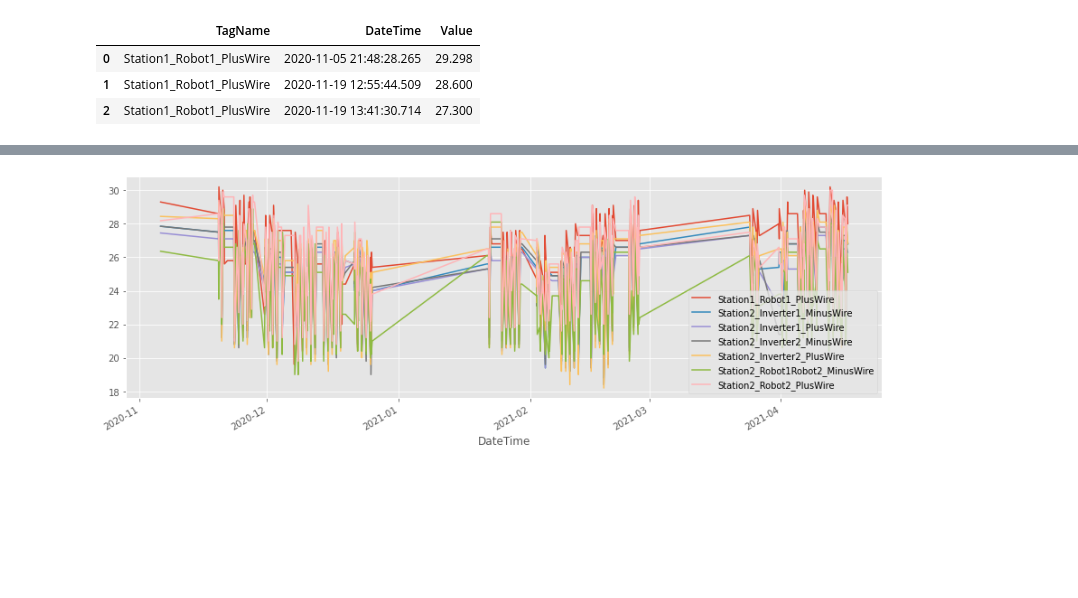
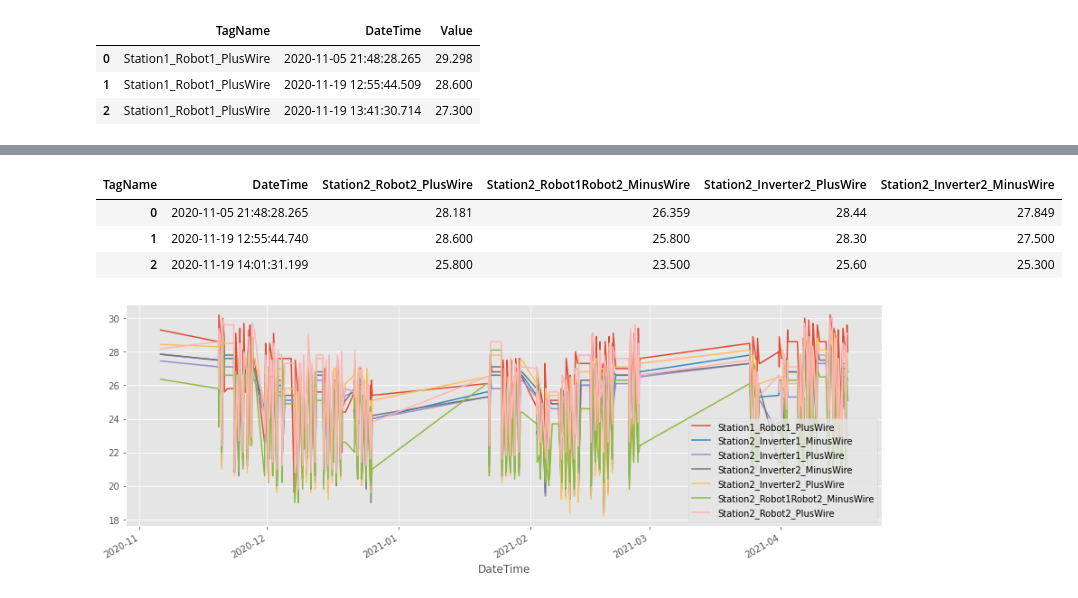
Before and after one commit to Klotske/predictive_analytics, a Jupyter notebook: main.ipynb, the cells around one changed output, grey strips where cells are left out. Saved outputs shown, nothing was run; the diff lists cells and outputs as text; code cells hidden in the pictures; blank space fills up the shorter version.

```diff
--- a/main.ipynb
+++ b/main.ipynb
@@ -77,3 +79,17 @@ r2_pivoted.to_excel(f"./data/r2.xlsx")
+# %%
+robot_2_data = robot_2[0].pivot(index="DateTime", columns="TagName", values="Value")
+
+for group in robot_2[1:]:
+    group_pivoted = group.pivot(index="DateTime", columns="TagName", values="Value")
+    robot_2_data = pd.merge_asof(robot_2_data, group_pivoted, on="DateTime", direction="nearest", tolerance=pd.Timedelta("3m"))
+
+robot_2_data.to_excel(f"./data/robot_2_data.xlsx")
+robot_2_data[:3]
+# %% [output]
+| TagName | DateTime | Station2_Robot2_PlusWire | Station2_Robot1Robot2_MinusWire | Station2_Inverter2_PlusWire | Station2_Inverter2_MinusWire |
+| 0 | 2020-11-05 21:48:28.265 | 28.181 | 26.359 | 28.44 | 27.849 |
+| 1 | 2020-11-19 12:55:44.740 | 28.600 | 25.800 | 28.30 | 27.500 |
+| 2 | 2020-11-19 14:01:31.199 | 25.800 | 23.500 | 25.60 | 25.300 |
 # %%
 grouped = data.groupby(["TagName"])
 
```
Also changed, not shown: parts of 5 cells of this notebook, 2 other files.
